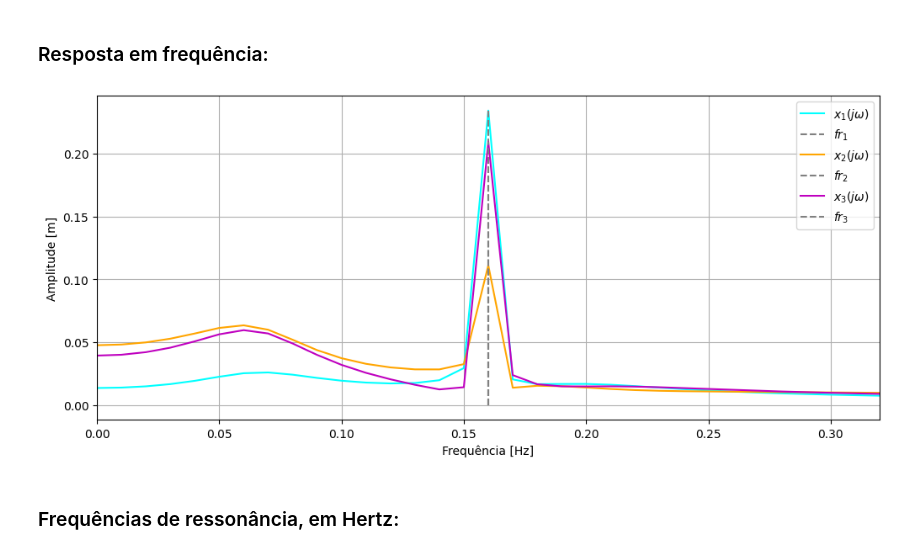
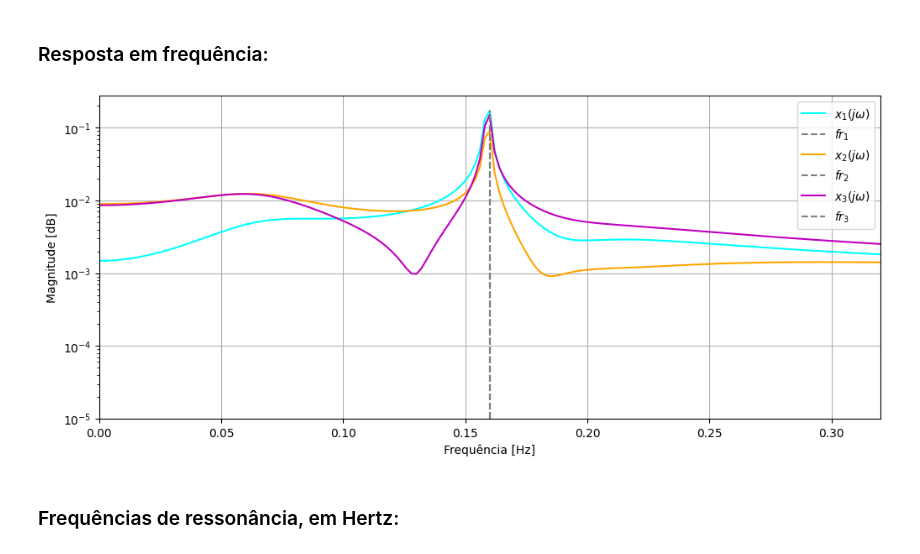
Before and after one commit to ErickNMA/vibrations, a Jupyter notebook: analise_modal/modal2.ipynb, the cells around one changed output. Saved outputs shown, nothing was run; the diff lists cells and outputs as text; code cells hidden in the pictures.

```diff
--- a/analise_modal/modal2.ipynb
+++ b/analise_modal/modal2.ipynb
@@ -251,14 +251,15 @@ Matrix(RT)
 # %% [output]
 [figure]
 # %%
-time = np.arange(0, 100, .1) # Criando vetor de tempo
+ts = 1e-2 #tempo de amostragem
+tf = 30
+time = np.arange(0, 500, ts) # Criando vetor de tempo
 
 # Criando matriz de posição em função do tempo:
 R = []
-for i in range(len(RT)):
-    R.append([])
-    for j in time:
-        R[i].append(RT[i].subs(t, j))
+for i in RT:
+    fx = lambdify(t, i, 'numpy')
+    R.append(fx(time))
 
 # Plotando os gráficos:
 plt.rcParams['figure.figsize'] = (12, 5)
@@ -269,6 +270,7 @@ plt.ylabel('r')
 plt.legend()
 plt.xlabel('Tempo [s]')
 plt.title('')
+plt.xlim(0, tf)
 plt.grid()
 plt.show()
 # %% [output]
@@ -285,11 +287,17 @@ Matrix(XT)
 ### Resposta temporal:
 # %%
 # Criando matriz de posição em função do tempo:
+X = []
+for i in XT:
+    fx = lambdify(t, i, 'numpy')
+    X.append(fx(time))
+'''
 X = []
 for i in range(len(XT)):
     X.append([])
     for j in time:
         X[i].append(XT[i].subs(t, j))
+'''
 
 # Plotando os gráficos:
 for i in range(len(X)):
@@ -300,6 +308,7 @@ for i in range(len(X)):
     #plt.legend()
     plt.xlabel('Tempo [s]')
     plt.title('')
+    plt.xlim(0, tf)
     plt.grid()
     plt.show()
 # %% [output]
@@ -332,50 +342,51 @@ f3 = 0.0708 Hz
 ### Resposta em frequência:
 # %%
 # Preparando as transformadas de Fourier:
-def fft(sig, t):
+def fft(sig, ts):
     fft = np.fft.fft(sig)
 
-    T = (t[1]-t[0])
     N = len(sig)
 
-    g = np.fft.fftfreq(len(time), T)
+    g = np.fft.fftfreq(N, ts)
 
-    freqs = (g[:N//2]*(2*np.pi))
-    amplitudes = (np.abs(fft)[:N//2]*(1/N))
+    freqs = (g[:(N//2)]*(2*np.pi))
+    amplitudes = (np.abs(fft)[:(N//2)]*(1/N))
+    phase = np.rad2deg(np.angle(fft)[:(N//2)])
 
-    return freqs, amplitudes
+    return freqs, amplitudes, phase
 
 ffts = []
 for i in X:
-    ffts.append(fft(i, time))
+    ffts.append(fft(i, ts))
 
 
 # Frequências de ressonância
 freqres = []
 amp = []
 for i in ffts:
     j = np.where(i[1]==np.max(i[1]))
     freqres.append(i[0][j][0])
     amp.append(i[1][j][0])
 
 #Limite do eixo X, para ajuste:
 xl = (np.max(freqres)/np.pi)
 
-# Amplitude em função de frequência
+# Pltotando: Amplitude em função de frequência
 plt.rcParams['figure.figsize'] = (12, 5)
 plt.figure(len(omega_n)+3)
+plt.semilogy()
 for i in range(len(ffts)):
     plt.plot((ffts[i][0]/(2*np.pi)), ffts[i][1], color[i+len(omega_n)], label=f'$x_{i+1}(j\omega)$')
     plt.plot([(freqres[i]/(2*np.pi)), (freqres[i]/(2*np.pi))], [0, amp[i]], 'gray', linestyle='dashed', label=f'$fr_{i+1}$')
-plt.ylabel('Amplitude [m]')
+plt.ylabel('Magnitude [dB]')
 plt.legend()
 plt.xlabel('Frequência [Hz]')
 plt.title('')
 plt.xlim(0, xl)
 plt.grid()
 plt.show()
 # %% [output]
-[figure, old version]
+[figure, new version]
 # %% [markdown]
 ### Frequências de ressonância, em Hertz:
 # %%
```
Also changed, not shown: parts of 3 cells of this notebook.
